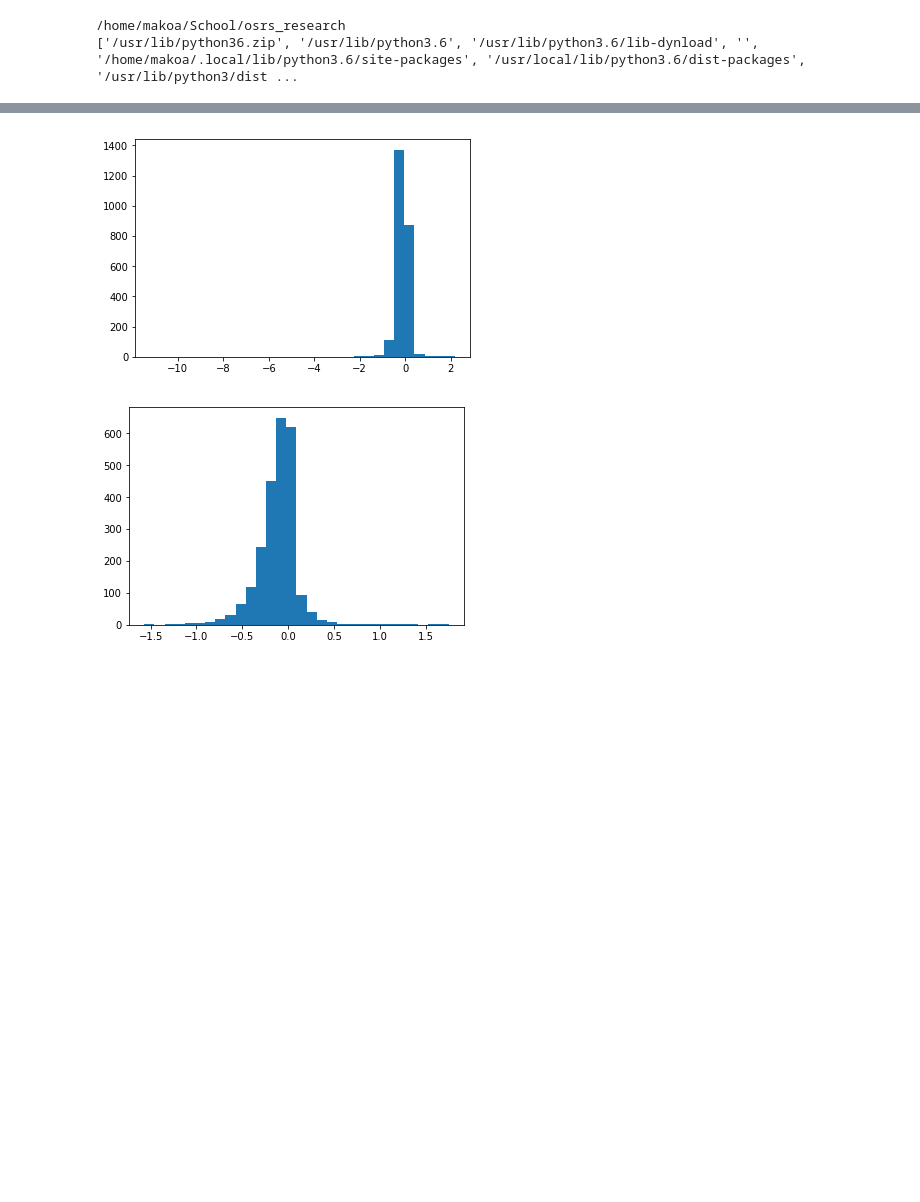
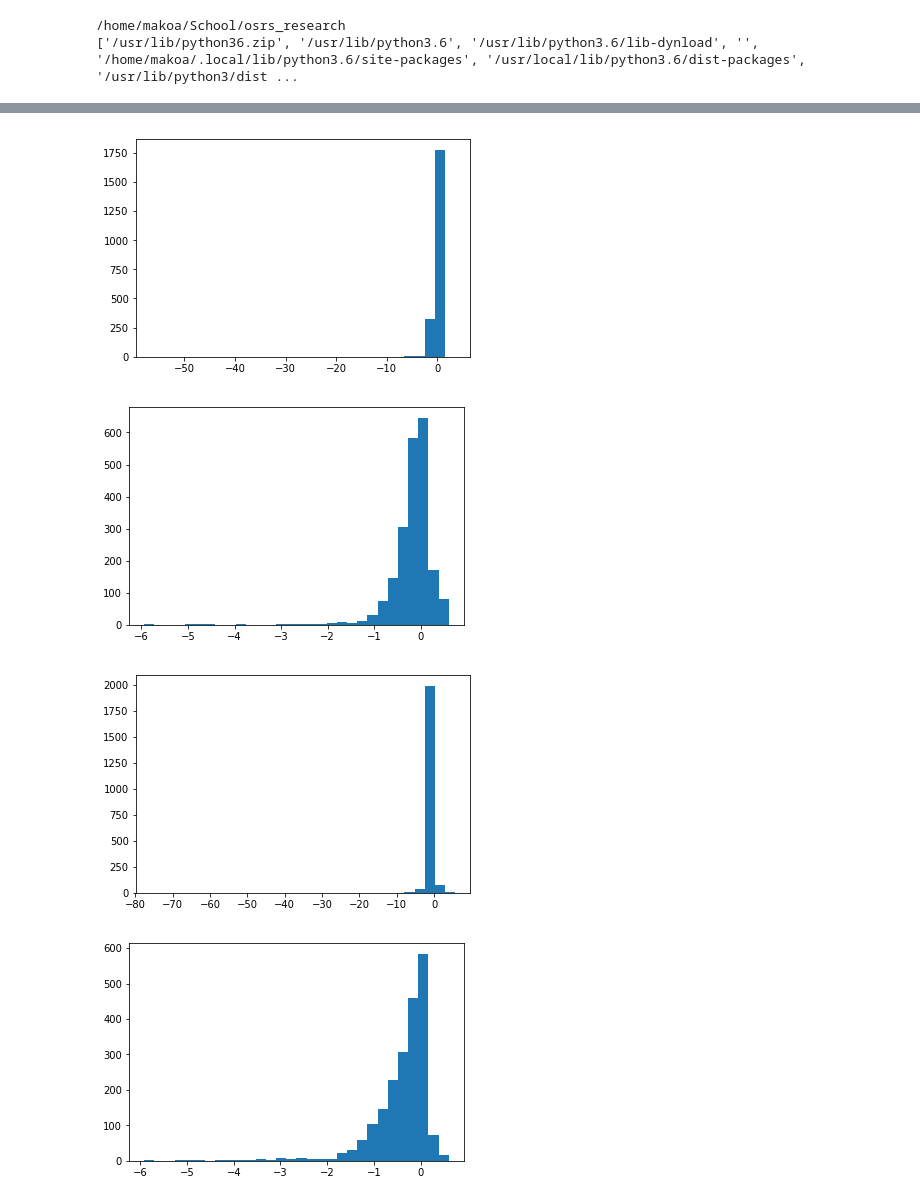
Before and after one commit to rmmartin02/OSRS_Research, a Jupyter notebook: ML/OSRS/Results/Results_1000_Analysis.ipynb, the cells around one changed output, grey strips where cells are left out. Drawn from its saved outputs; the diff is of its cells as text; code cells hidden in the pictures; blank space fills up the shorter version.

```diff
--- a/ML/OSRS/Results/Results_1000_Analysis.ipynb
+++ b/ML/OSRS/Results/Results_1000_Analysis.ipynb
@@ -16,7 +16,7 @@ import util.scraper as scraper
 /home/makoa/School/osrs_research
 ['/usr/lib/python36.zip', '/usr/lib/python3.6', '/usr/lib/python3.6/lib-dynload', '', '/home/makoa/.local/lib/python3.6/site-packages', '/usr/local/lib/python3.6/dist-packages', '/usr/lib/python3/dist ...
 # %%
-with open('all_1000.pickle','rb') as f:
+with open('all.pickle','rb') as f:
     results = pickle.load(f)
 # %%
 len(results)
@@ -45,8 +47,12 @@ pprint(modelProfs[0:10])
 # %%
 modVSpers = [(item,results[item]['model']-results[item]['persist']) for item in results ]
 modVSbah = [(item,results[item]['model']-results[item]['buyAndHold']) for item in results ]
+mod_optVSpers = [(item,results[item]['model_opt']-results[item]['persist']) for item in results ]
+mod_optVSbah = [(item,results[item]['model_opt']-results[item]['buyAndHold']) for item in results ]
 # %%
 modVSpers = sorted(modVSpers, key=lambda x: x[1], reverse=True)
 modVSbah = sorted(modVSbah, key=lambda x: x[1], reverse=True)
+mod_optVSpers = sorted(mod_optVSpers, key=lambda x: x[1], reverse=True)
+mod_optVSbah = sorted(mod_optVSbah, key=lambda x: x[1], reverse=True)
 # %%
 pprint(modVSpers[0:10])
@@ -81,11 +98,17 @@ for a in modVSpers[0:10]:
 # %%
 plt.hist([a[1] for a in modVSpers],30)
 plt.show()
-plt.hist([a[1] for a in modVSpers if a[1]>-2 and a[1]<2],30)
+plt.hist([a[1] for a in modVSpers if a[1]>-6 and a[1]<.6],30)
 plt.show()
+plt.hist([a[1] for a in mod_optVSpers],30)
+plt.show()
+plt.hist([a[1] for a in mod_optVSpers if a[1]>-6 and a[1]<.6],30)
+plt.show()
 # %% [output]
-[figure, old version]
+[figure, new version]
-[figure, old version]
+[figure, new version]
+[figure, added]
+[figure, added]
 # %%
 plt.hist([a[1] for a in modVSbah],30)
 plt.show()
```
Also changed, not shown: parts of 24 cells of this notebook, 7 other files.
